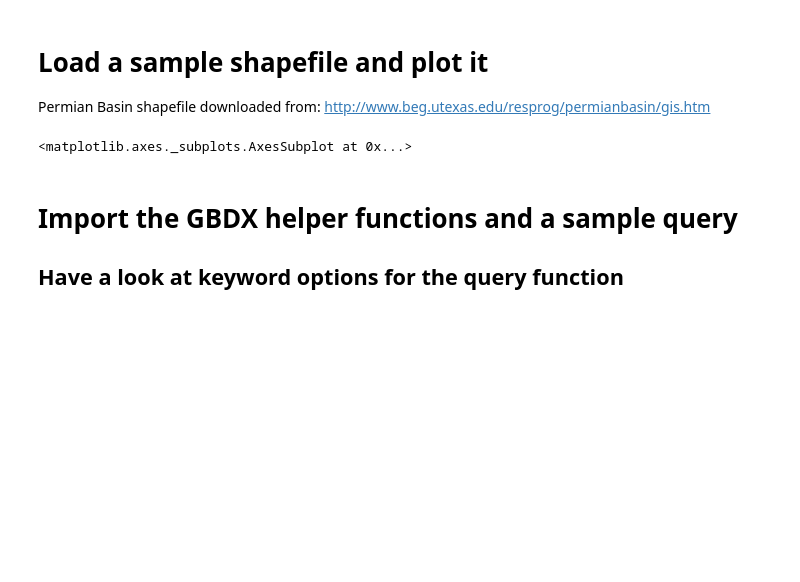
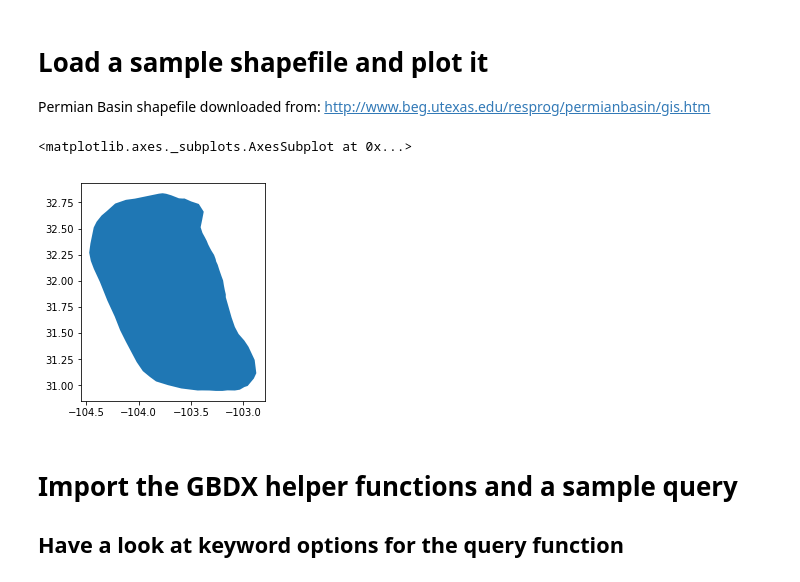
Before and after one commit to earthlab/GBDX-stew, a Jupyter notebook: query_permian_basin.ipynb, the cells around one changed output. Cells and saved outputs as stored; diff of their text form; code cells hidden in the pictures; blank space fills up the shorter version.

```diff
--- a/query_permian_basin.ipynb
+++ b/query_permian_basin.ipynb
@@ -8,11 +8,14 @@ import geopandas as gpd
 # Load a sample shapefile and plot it
 Permian Basin shapefile downloaded from: http://www.beg.utexas.edu/resprog/permianbasin/gis.htm
 # %%
-shp = '../permian_basin/PBGSP_GIS/GIS_data/Boundary_PermianBasin_StudyArea_NAD27.shp'
+shp = '../../permian_basin/PBGSP_GIS/GIS_data/Boundary_PermianBasin_StudyArea_NAD27.shp'
+shp = '../../permian_basin/PBGSP_GIS/ShalePlay_Wolfcamp_Boundary_EIA_201809.shp'
+shp = r"C:\Projects\permian_basin\PBGSP_GIS\AboYeso_Delaware_GlorietaYeso_Spraberry_Play_Boundary_EIA\ShalePlay_Delaware_Boundary_EIA_Aug2015_v2.shp"
 df = gpd.read_file(shp)
 df.plot()
 # %% [output]
 <matplotlib.axes._subplots.AxesSubplot at 0x...>
+[figure, added]
 # %% [markdown]
 # Import the GBDX helper functions and a sample query
 ## Have a look at keyword options for the query function
```
Also changed, not shown: parts of 11 cells of this notebook, 1 other file.
